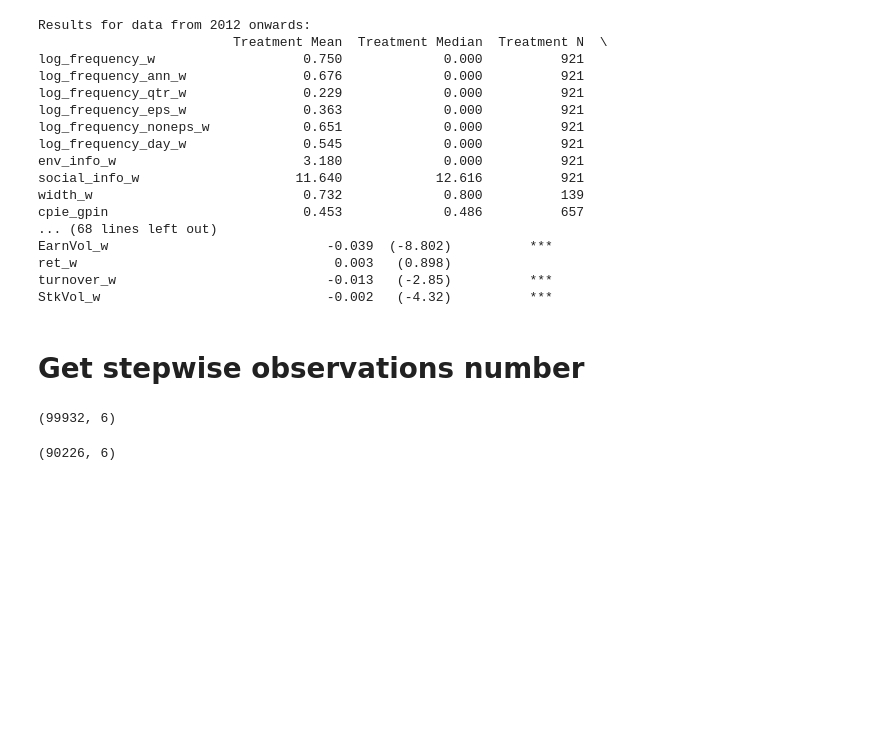
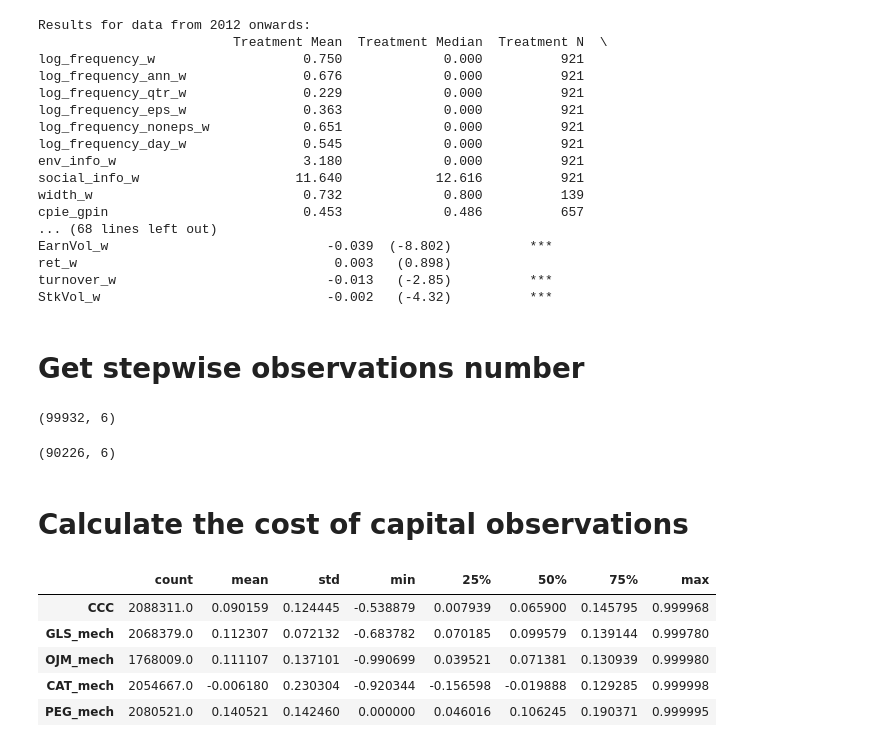
Before and after one commit to wangyouan/STOCKAct, a Jupyter notebook: Notebook/GetSummaryStatistics.ipynb, the cells around one changed output. Drawn from its saved outputs; the diff is of its cells as text; code cells hidden in the pictures; blank space fills up the shorter version.

```diff
--- a/Notebook/GetSummaryStatistics.ipynb
+++ b/Notebook/GetSummaryStatistics.ipynb
@@ -139,3 +140,5 @@ ctat_df.shape
 ctat_df.drop_duplicates(subset=['gvkey', const.YEAR]).shape
 # %% [output]
 (90226, 6)
+# %% [markdown]
+# Calculate the cost of capital observations
@@ -141,0 +148,9 @@ ctat_df.drop_duplicates(subset=['gvkey', const.YEAR]).shape
+# %%
+lee_df[['CCC', 'GLS_mech', 'OJM_mech', 'CAT_mech', 'PEG_mech']].describe().T
+# %% [output]
+|  | count | mean | std | min | 25% | 50% | 75% | max |
+| CCC | 2088311.0 | 0.090159 | 0.124445 | -0.538879 | 0.007939 | 0.065900 | 0.145795 | 0.999968 |
+| GLS_mech | 2068379.0 | 0.112307 | 0.072132 | -0.683782 | 0.070185 | 0.099579 | 0.139144 | 0.999780 |
+| OJM_mech | 1768009.0 | 0.111107 | 0.137101 | -0.990699 | 0.039521 | 0.071381 | 0.130939 | 0.999980 |
+| CAT_mech | 2054667.0 | -0.006180 | 0.230304 | -0.920344 | -0.156598 | -0.019888 | 0.129285 | 0.999998 |
+| PEG_mech | 2080521.0 | 0.140521 | 0.142460 | 0.000000 | 0.046016 | 0.106245 | 0.190371 | 0.999995 |
```
Also changed, not shown: parts of 5 cells of this notebook, 2 other files.
